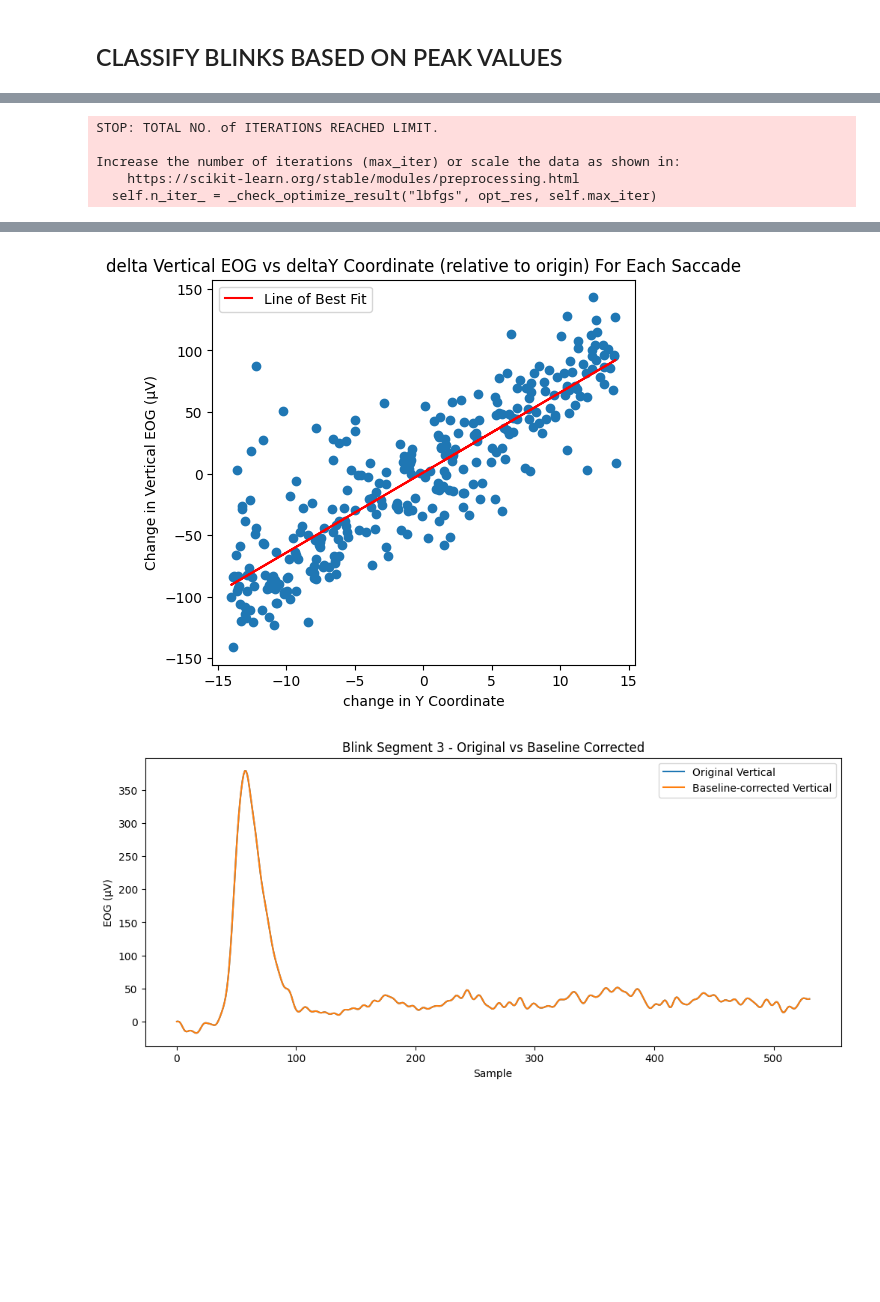
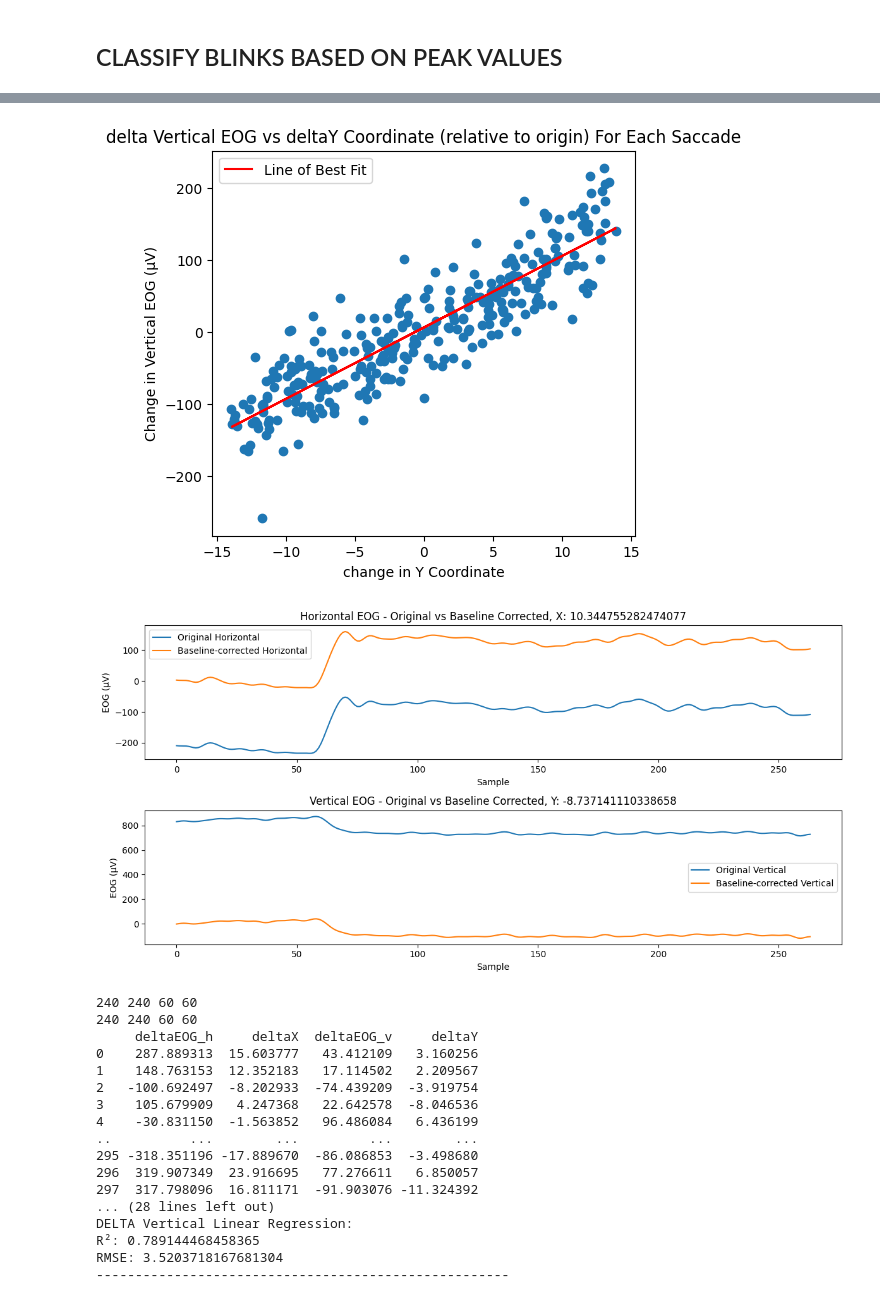
Before and after one commit to GTMRC-Industry/EOG-Software, a Jupyter notebook: EOG_Positional_Regression.ipynb, the cells around one changed output, grey strips where cells are left out. Cells and saved outputs as stored; diff of their text form; code cells hidden in the pictures; blank space fills up the shorter version.

```diff
--- a/EOG_Positional_Regression.ipynb
+++ b/EOG_Positional_Regression.ipynb
@@ -288,6 +297,29 @@ def huber_regression_vertical(X_train_v, y_train_v, X_test_v, y_test_v):
     print("R²:", r2_score(y_test_v, huber_y_pred))
     print("RMSE:", root_mean_squared_error(y_test_v, huber_y_pred))
     print('-----------------------------------------------------')
+
+def linear_regression_deltaH(deltaEOG_h_train, deltaX_train, deltaEOG_h_test, deltaX_test):
+    linear_model_h = LinearRegression()
+    linear_model_h.fit(deltaEOG_h_train.reshape(-1, 1), deltaX_train)
+    linear_x_pred = linear_model_h.predict(deltaEOG_h_test.reshape(-1, 1))
+    print('-----------------------------------------------------')
+    print("DELTA Horizontal Linear Regression:")
+    print("R²:", r2_score(deltaX_test, linear_x_pred))
+    print("RMSE:", root_mean_squared_error(deltaX_test, linear_x_pred))
+    print('-----------------------------------------------------')
+
+def linear_regression_deltaV(deltaEOG_v_train, deltaY_train, deltaEOG_v_test, deltaY_test):
+    linear_model_v = LinearRegression()
+    linear_model_v.fit(deltaEOG_v_train.reshape(-1, 1), deltaY_train)
+    linear_y_pred = linear_model_v.predict(deltaEOG_v_test.reshape(-1, 1))
+    print('-----------------------------------------------------')
+    print("\nDELTA Vertical Linear Regression:")
+    print("R²:", r2_score(deltaY_test, linear_y_pred))
+    # residuals = y_test_v - linear_y_pred
+    # largest_residual = max(abs(residuals))
+    # print("Largest Residual:", largest_residual)
+    print("RMSE:", root_mean_squared_error(deltaY_test, linear_y_pred))
+    print('-----------------------------------------------------')
 # %% [markdown]
 # BLINK VS SACCADE CLASSIFICATION
 # %%
@@ -435,11 +467,20 @@ def run_on_new_subject(subject_num: int):
     coords = pd.DataFrame()
     coords['x'], coords['y'] = gaze_to_coordinates(gaze, 60)
     fw_mapping = map_fw_saccades_to_coords(fw_saccades, coords)
-    visualize_deltaEOG_Coords(fw_mapping)
+    deltaEOG_h, deltaEOG_v, deltaX, deltaY = get_deltaEOG(fw_mapping)
+    plot_dEOG_dCoord_rls(deltaEOG_h, deltaEOG_v, deltaX, deltaY)
+    plot_baseline_norm(fw_mapping, 15)  # Plot the 12th saccade as an example
+
+
     X_train_h, y_train_h, X_test_h, y_test_h, X_train_v, y_train_v, X_test_v, y_test_v = preprocess_data(fw_mapping)
+    deltaEOG_h_train, deltaX_train, deltaEOG_h_test, deltaX_test, deltaEOG_v_train, deltaY_train, deltaEOG_v_test, deltaY_test = preprocess_deltas(deltaEOG_h, deltaX, deltaEOG_v, deltaY)
+    deltas = pd.DataFrame({'deltaEOG_h': deltaEOG_h, 'deltaX': deltaX, 'deltaEOG_v': deltaEOG_v, 'deltaY': deltaY})
+    print(deltas)
     linear_regression_horizontal(X_train_h, y_train_h, X_test_h, y_test_h)
     linear_regression_vertical(X_train_v, y_train_v, X_test_v, y_test_v)
     huber_regression_vertical(X_train_v, y_train_v, X_test_v, y_test_v)
+    linear_regression_deltaH(deltaEOG_h_train, deltaX_train, deltaEOG_h_test, deltaX_test)
+    linear_regression_deltaV(deltaEOG_v_train, deltaY_train, deltaEOG_v_test, deltaY_test)
 
     blinks = get_blinks(segments)
     blinks_norm = norm_blinks(blinks)
@@ -452,5 +493,5 @@ def run_on_new_subject(subject_num: int):
     print(cut_blinks[0])
 
 #Edit this argument to switch between subject 1, 2, 3, etc.
-run_on_new_subject(4)
+run_on_new_subject(5)
 # %% [output]
@@ -474,5 +497,0 @@ RMSE: 3.6917410461414297
-STOP: TOTAL NO. of ITERATIONS REACHED LIMIT.
-
-Increase the number of iterations (max_iter) or scale the data as shown in:
-    https://scikit-learn.org/stable/modules/preprocessing.html
-  self.n_iter_ = _check_optimize_result("lbfgs", opt_res, self.max_iter)
@@ -480,2 +499,19 @@ Increase the number of iterations (max_iter) or scale the data as shown in:
-[figure, old version]
+[figure, new version]
-[figure, old version]
+[figure, new version]
+240 240 60 60
+240 240 60 60
+     deltaEOG_h     deltaX  deltaEOG_v     deltaY
+0    287.889313  15.603777   43.412109   3.160256
+1    148.763153  12.352183   17.114502   2.209567
+2   -100.692497  -8.202933  -74.439209  -3.919754
+3    105.679909   4.247368   22.642578  -8.046536
+4    -30.831150  -1.563852   96.486084   6.436199
+..          ...        ...         ...        ...
+295 -318.351196 -17.889670  -86.086853  -3.498680
+296  319.907349  23.916695   77.276611   6.850057
+297  317.798096  16.811171  -91.903076 -11.324392
+... (28 lines left out)
+DELTA Vertical Linear Regression:
+R²: 0.789144468458365
+RMSE: 3.5203718167681304
+-----------------------------------------------------
```
Also changed, not shown: parts of 9 cells of this notebook, 3 other files.
